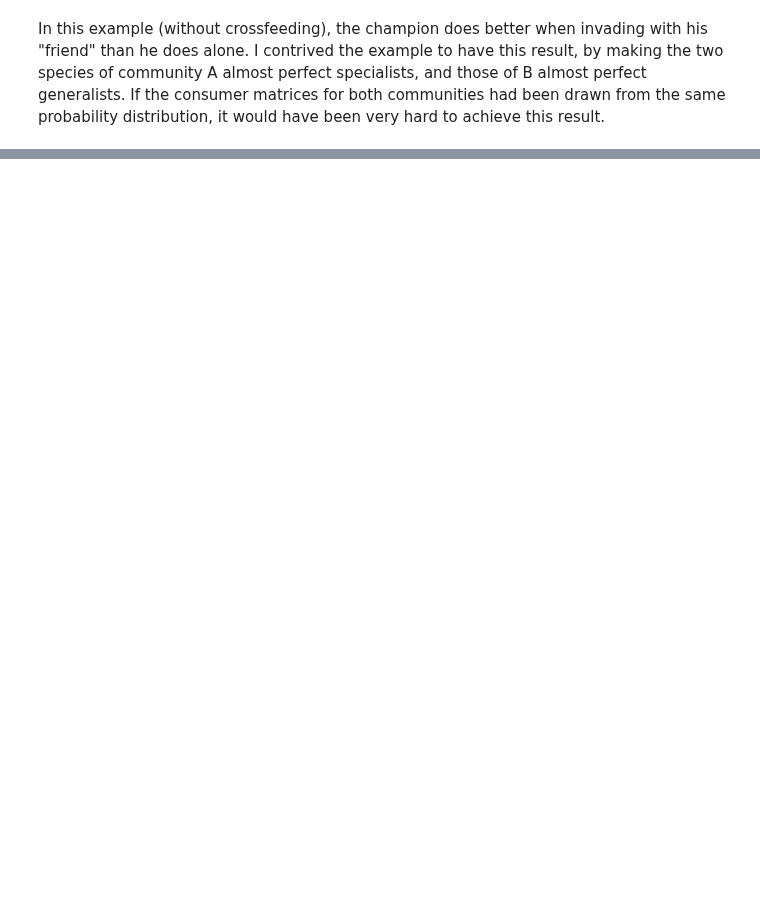
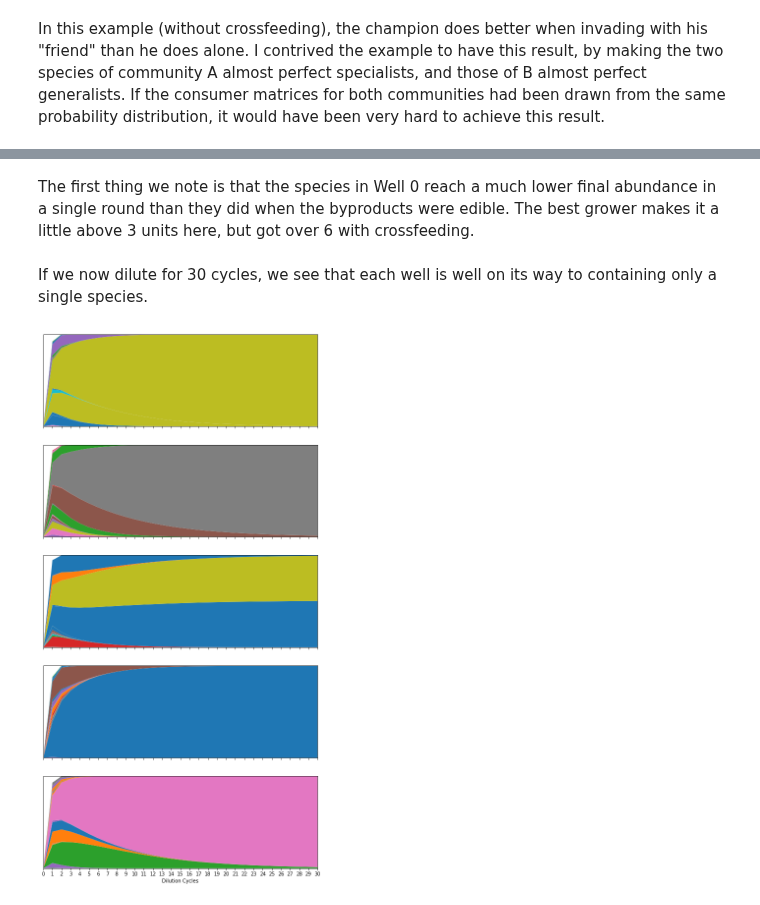
Before and after one commit to Emergent-Behaviors-in-Biology/community-simulator, a Jupyter notebook: Community Simulator Tutorial.ipynb, the cells around one changed output, grey strips where cells are left out. Drawn from its saved outputs; the diff is of its cells as text; code cells hidden in the pictures; blank space fills up the shorter version.

```diff
--- a/Community Simulator Tutorial.ipynb
+++ b/Community Simulator Tutorial.ipynb
@@ -243,0 +333,11 @@ In this example (without crossfeeding), the champion does better when invading w
+# %% [markdown]
+The first thing we note is that the species in Well 0 reach a much lower final abundance in a single round than they did when the byproducts were edible. The best grower makes it a little above 3 units here, but got over 6 with crossfeeding.
+# %% [markdown]
+If we now dilute for 30 cycles, we see that each well is well on its way to containing only a single species.
+# %%
+f = np.eye(n_wells,n_wells)*1e-3
+N_traj, R_traj = MyPlate.RunExperiment(f,1,30)
+PlotTraj(N_traj,figsize=(10,20))
+plt.show()
+# %% [output]
+[figure, added]
```
Also changed, not shown: parts of 25 cells of this notebook, 1 other file.
